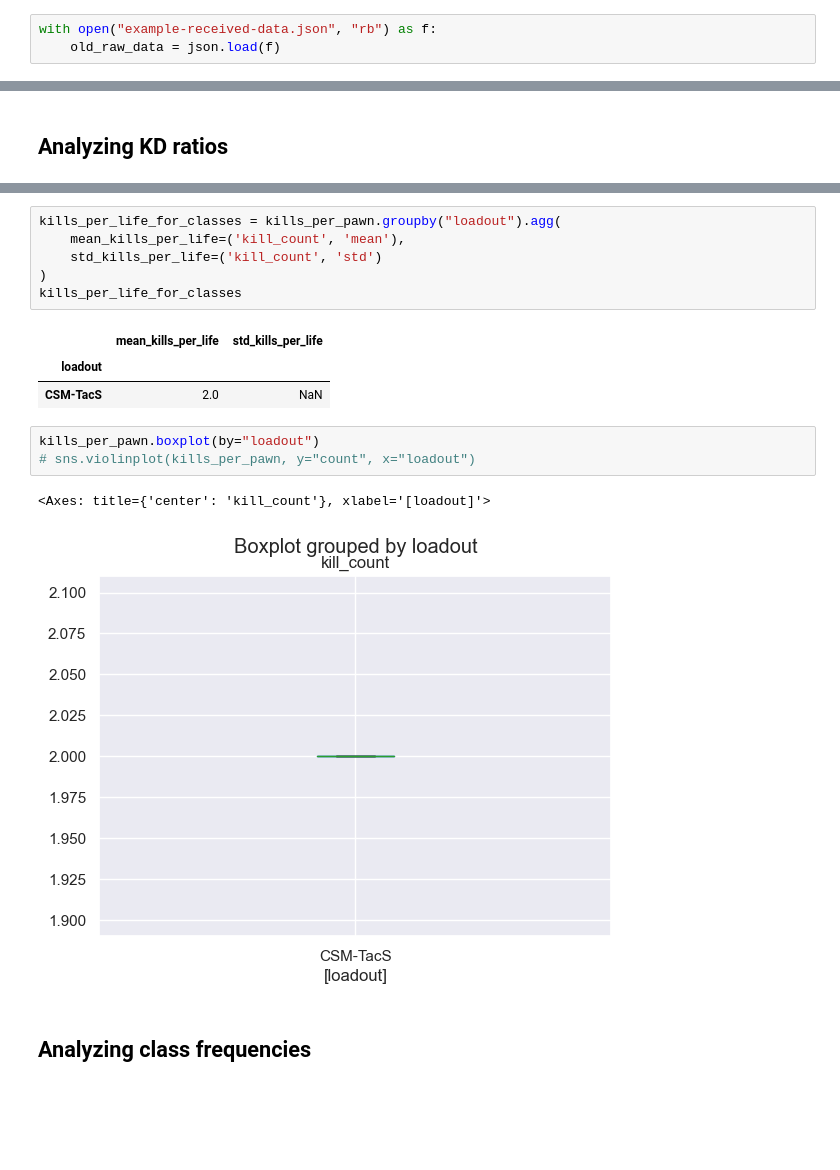
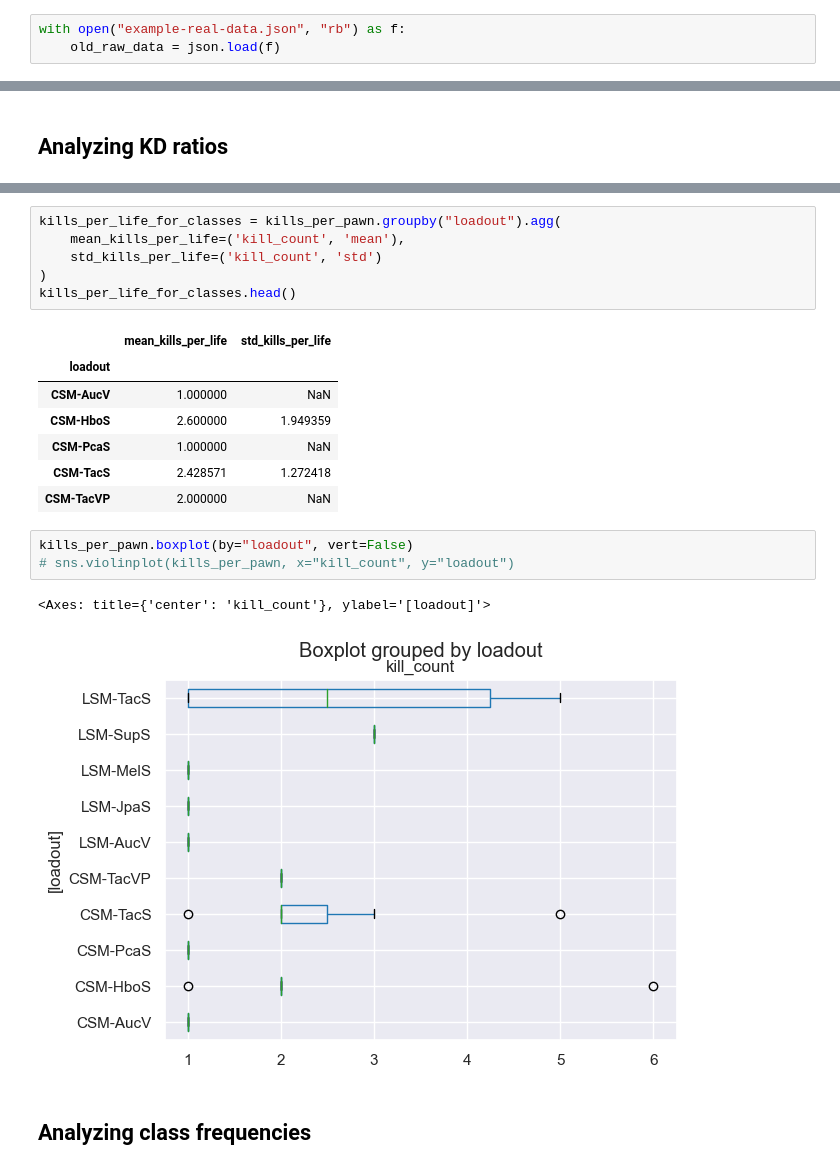
Before and after one commit to JediKnightChan/ECRTools, a Jupyter notebook: ecr-analytics/example/rawdata-analyzer.ipynb, the cells around one changed output, grey strips where cells are left out. Drawn from its saved outputs; the diff is of its cells as text; blank space fills up the shorter version.

```diff
--- a/ecr-analytics/example/rawdata-analyzer.ipynb
+++ b/ecr-analytics/example/rawdata-analyzer.ipynb
@@ -9,7 +9,7 @@ import json
 sns.set_context("notebook")
 sns.set_style("dark")
 # %%
-with open("example-received-data.json", "rb") as f:
+with open("example-real-data.json", "rb") as f:
     old_raw_data = json.load(f)
 # %% [markdown]
 ## Loading raw data from analytics system
@@ -174,17 +212,21 @@ kills_per_life_for_classes = kills_per_pawn.groupby("loadout").agg(
     mean_kills_per_life=('kill_count', 'mean'),
     std_kills_per_life=('kill_count', 'std')
 )
-kills_per_life_for_classes
+kills_per_life_for_classes.head()
 # %% [output]
 |  | mean_kills_per_life | std_kills_per_life |
 | loadout |  |  |
-| CSM-TacS | 2.0 | NaN |
+| CSM-AucV | 1.000000 | NaN |
+| CSM-HboS | 2.600000 | 1.949359 |
+| CSM-PcaS | 1.000000 | NaN |
+| CSM-TacS | 2.428571 | 1.272418 |
+| CSM-TacVP | 2.000000 | NaN |
 # %%
-kills_per_pawn.boxplot(by="loadout")
-# sns.violinplot(kills_per_pawn, y="count", x="loadout")
+kills_per_pawn.boxplot(by="loadout", vert=False)
+# sns.violinplot(kills_per_pawn, x="kill_count", y="loadout")
 # %% [output]
-<Axes: title={'center': 'kill_count'}, xlabel='[loadout]'>
+<Axes: title={'center': 'kill_count'}, ylabel='[loadout]'>
-[figure, old version]
+[figure, new version]
 # %% [markdown]
 ## Analyzing class frequencies
 # %%
```
Also changed, not shown: parts of 15 cells of this notebook, 2 other files.
